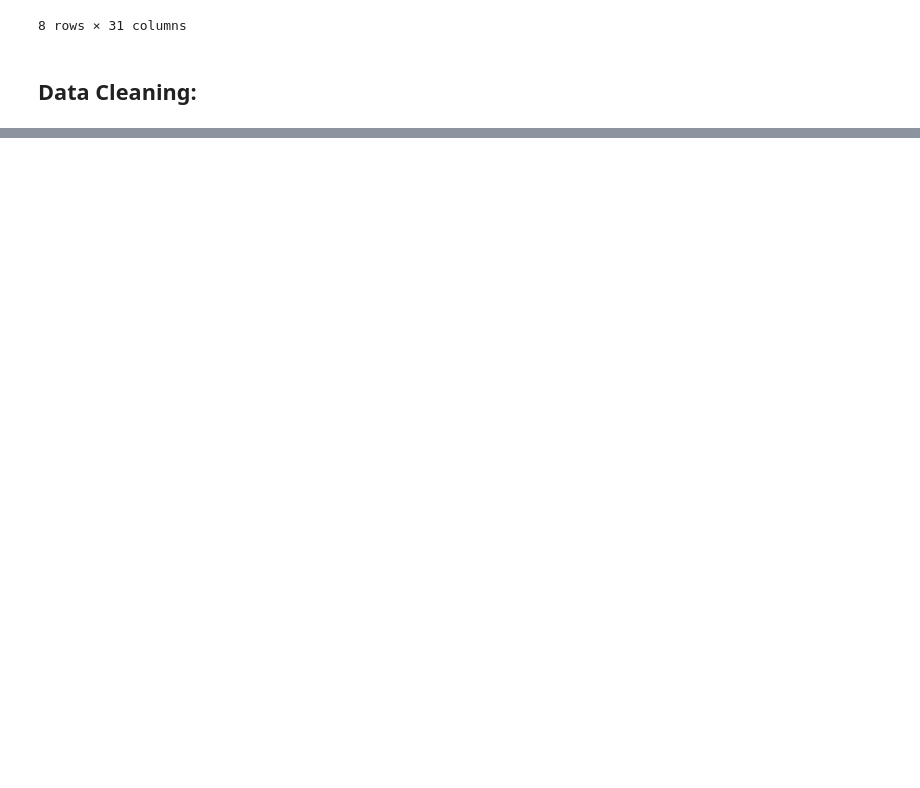
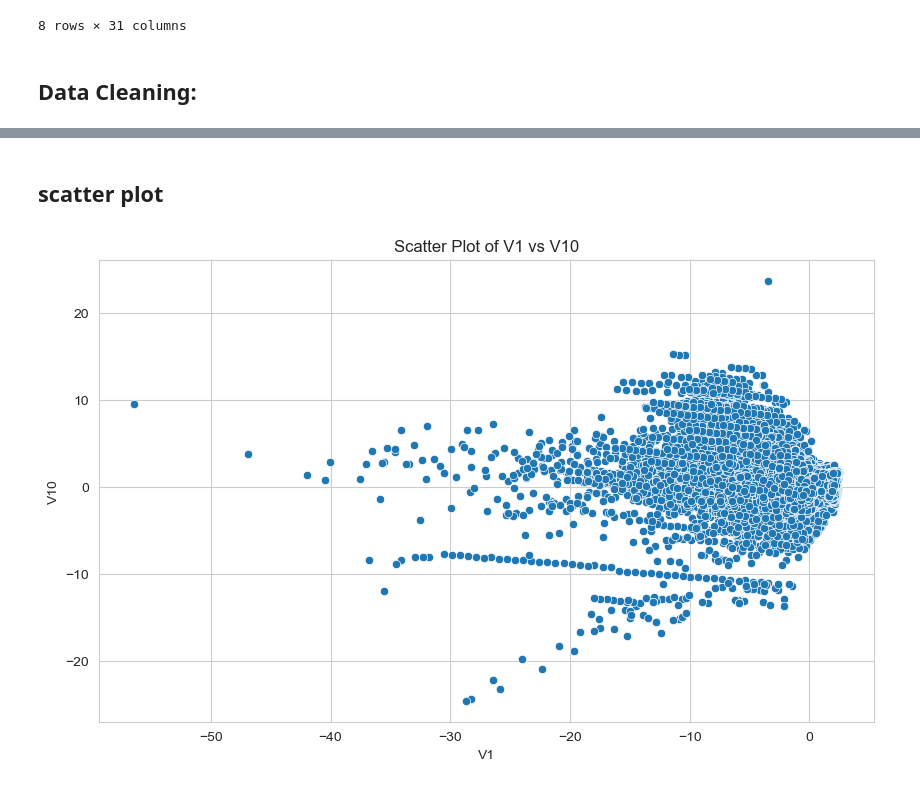
Before and after one commit to chrischukwuka2022/Msc_Data_Analystic_Thesis_2023, a Jupyter notebook: Capstone_Project.ipynb, the cells around one changed output, grey strips where cells are left out. Drawn from its saved outputs; the diff is of its cells as text; code cells hidden in the pictures; blank space fills up the shorter version.

```diff
--- a/Capstone_Project.ipynb
+++ b/Capstone_Project.ipynb
@@ -95,0 +165,12 @@ df.describe()
+# %% [markdown]
+## scatter plot
+# %%
+# Creating a scatter plot for V1 against V10
+plt.figure(figsize=(10, 6))
+sns.scatterplot(x=df['V1'], y=df['V10'])
+plt.title('Scatter Plot of V1 vs V10')
+plt.xlabel('V1')
+plt.ylabel('V10')
+plt.show()
+# %% [output]
+[figure, added]
```
Also changed, not shown: parts of 12 cells of this notebook.
